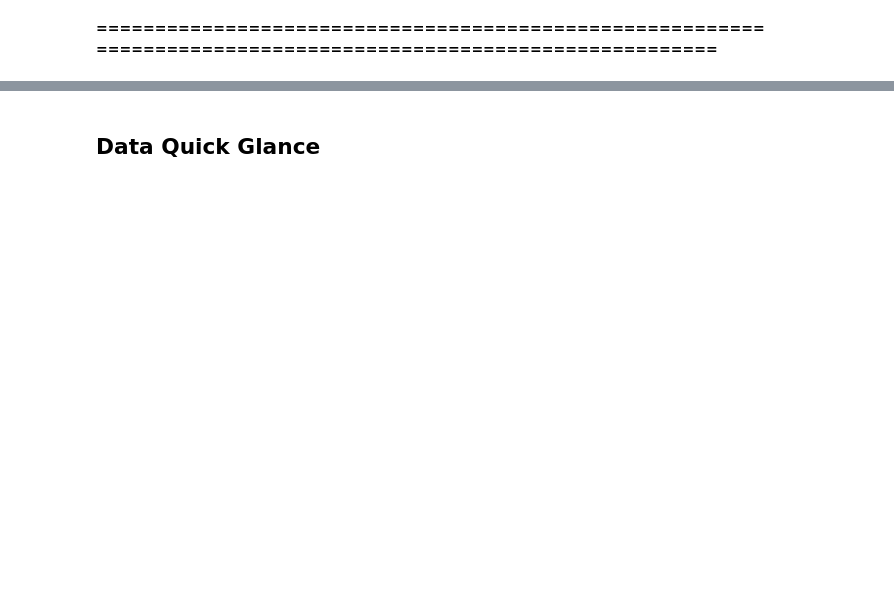
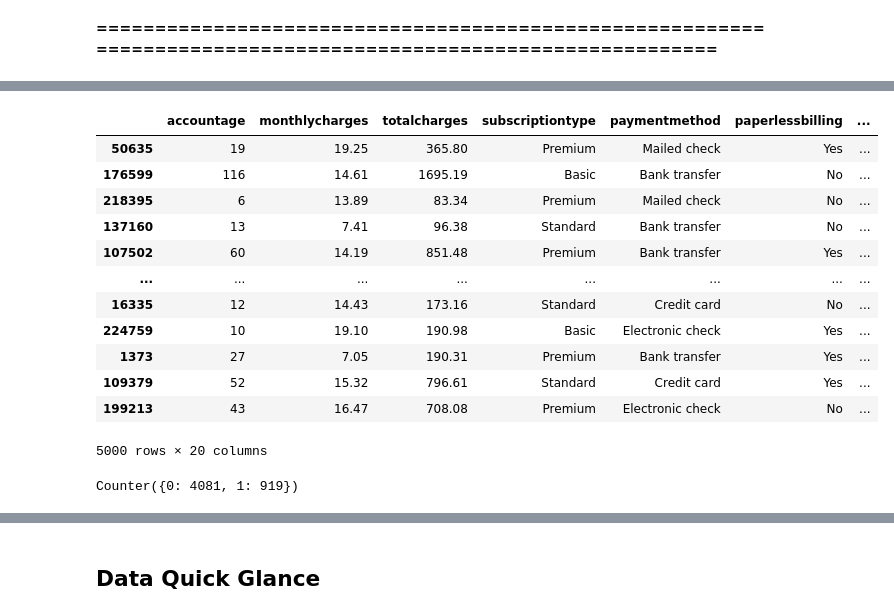
Before and after one commit to dennislamcv1/CourseraChurn, a Jupyter notebook: Data Preparation Churn.ipynb, the cells around one changed output, grey strips where cells are left out. Saved outputs shown, nothing was run; the diff lists cells and outputs as text; code cells hidden in the pictures; blank space fills up the shorter version.

```diff
--- a/Data Preparation Churn.ipynb
+++ b/Data Preparation Churn.ipynb
@@ -128,0 +155,22 @@ desc
+# %%
+testset = df[25000:30000]
+# %%
+testset
+# %% [output]
+|  | accountage | monthlycharges | totalcharges | subscriptiontype | paymentmethod | paperlessbilling | ... |
+| 50635 | 19 | 19.25 | 365.80 | Premium | Mailed check | Yes | ... |
+| 176599 | 116 | 14.61 | 1695.19 | Basic | Bank transfer | No | ... |
+| 218395 | 6 | 13.89 | 83.34 | Premium | Mailed check | No | ... |
+| 137160 | 13 | 7.41 | 96.38 | Standard | Bank transfer | No | ... |
+| 107502 | 60 | 14.19 | 851.48 | Premium | Bank transfer | Yes | ... |
+| ... | ... | ... | ... | ... | ... | ... | ... |
+| 16335 | 12 | 14.43 | 173.16 | Standard | Credit card | No | ... |
+| 224759 | 10 | 19.10 | 190.98 | Basic | Electronic check | Yes | ... |
+| 1373 | 27 | 7.05 | 190.31 | Premium | Bank transfer | Yes | ... |
+| 109379 | 52 | 15.32 | 796.61 | Standard | Credit card | Yes | ... |
+| 199213 | 43 | 16.47 | 708.08 | Premium | Electronic check | No | ... |
+5000 rows × 20 columns
+# %%
+Counter(testset.churn)
+# %% [output]
+Counter({0: 4081, 1: 919})
```
Also changed, not shown: parts of 56 cells of this notebook, 4 other files.
